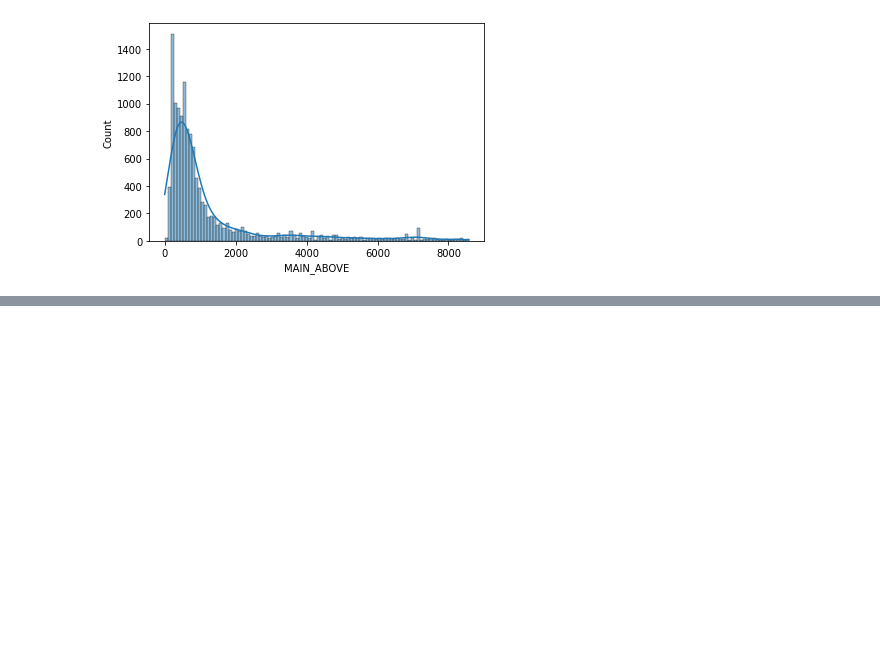
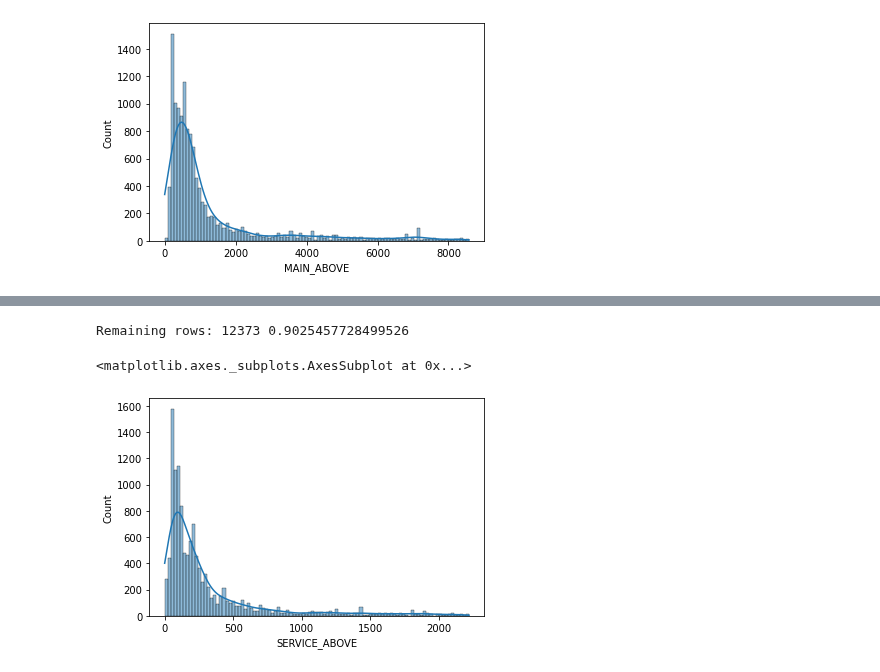
Before and after one commit to MosheMann5750/ML, a Jupyter notebook: FinalProject/ConstructionPlans.ipynb, the cells around one changed output, grey strips where cells are left out. Drawn from its saved outputs; the diff is of its cells as text; code cells hidden in the pictures; blank space fills up the shorter version.

```diff
--- a/FinalProject/ConstructionPlans.ipynb
+++ b/FinalProject/ConstructionPlans.ipynb
@@ -138,0 +165,12 @@ sns.histplot(data=filtered_data, x="MAIN_ABOVE", bins=100, kde=True)
+# %%
+filter_service_above = filtered_data['SERVICE_ABOVE'] <= 2220
+filtered_data = filtered_data.loc[filter_service_above]
+# %%
+print("Remaining rows:", filtered_data.shape[0], filtered_data.shape[0]/data.shape[0])
+# %% [output]
+Remaining rows: 12373 0.9025457728499526
+# %%
+sns.histplot(data=filtered_data, x="SERVICE_ABOVE", bins=100, kde=True)
+# %% [output]
+<matplotlib.axes._subplots.AxesSubplot at 0x...>
+[figure, added]
```
Also changed, not shown: parts of 17 cells of this notebook.
